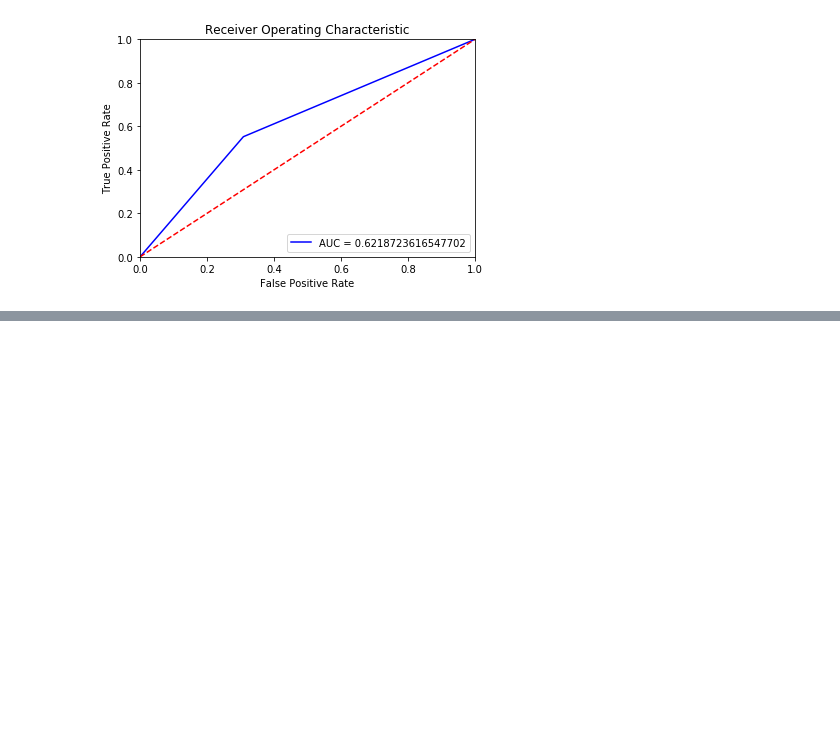
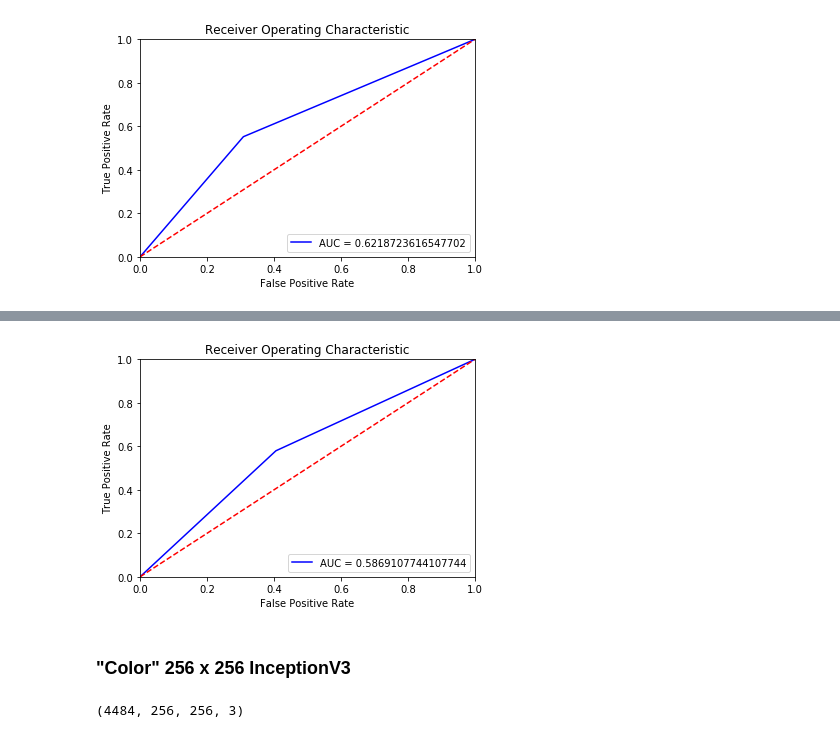
Before and after one commit to rdamehta/Detection-of-Chest-X-ray-Pathology-with-Convolutional-Neural-Networks, a Jupyter notebook: Xrays_alt.ipynb, the cells around one changed output, grey strips where cells are left out. Saved outputs shown, nothing was run; the diff lists cells and outputs as text; code cells hidden in the pictures; blank space fills up the shorter version.

```diff
--- a/Xrays_alt.ipynb
+++ b/Xrays_alt.ipynb
@@ -914,0 +945,21 @@ plot_roc(y_test, np.round([p[0] for p in pred_y]))
+# %%
+base_mobilenet_model = MobileNet(input_shape=(256,256,3),
+                            include_top=False,
+                            weights = None)
+
+#                         MobileNet(input_shape =  (128,128,1),
+#                                  include_top = False, weights = None)
+
+single_disease_model = Sequential()
+single_disease_model.add(base_mobilenet_model)
+single_disease_model.add(GlobalAveragePooling2D())
+single_disease_model.add(Dropout(0.5))
+single_disease_model.add(Dense(512))
+single_disease_model.add(Dropout(0.5))
+single_disease_model.add(Dense(1, activation = 'sigmoid'))
+
+adam = keras.optimizers.Adam(lr=0.001, beta_1=0.9, beta_2=0.999, epsilon=None, decay=0.0, amsgrad=False)
+
+single_disease_model.compile(optimizer = adam, loss = 'binary_crossentropy',
+                           metrics = ['binary_accuracy', 'mae'])
+single_disease_model.summary()
@@ -914,0 +1045,10 @@ plot_roc(y_test, np.round([p[0] for p in pred_y]))
+# %%
+plot_roc(y_test, np.round([p[0] for p in pred_y]))
+# %% [output]
+[figure, added]
+# %% [markdown]
+### "Color" 256 x 256 InceptionV3
+# %%
+X_train.shape
+# %% [output]
+(4484, 256, 256, 3)
```
Also changed, not shown: parts of 32 cells of this notebook.
